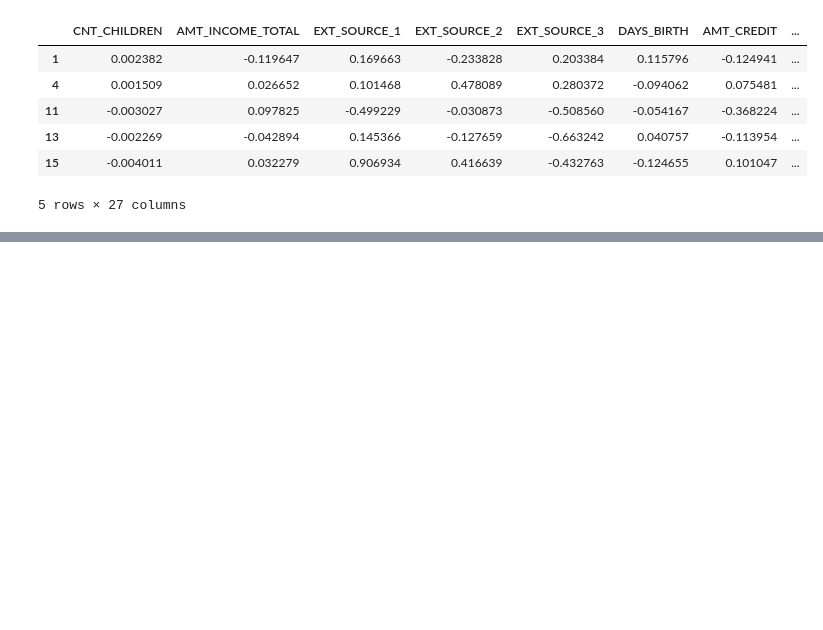
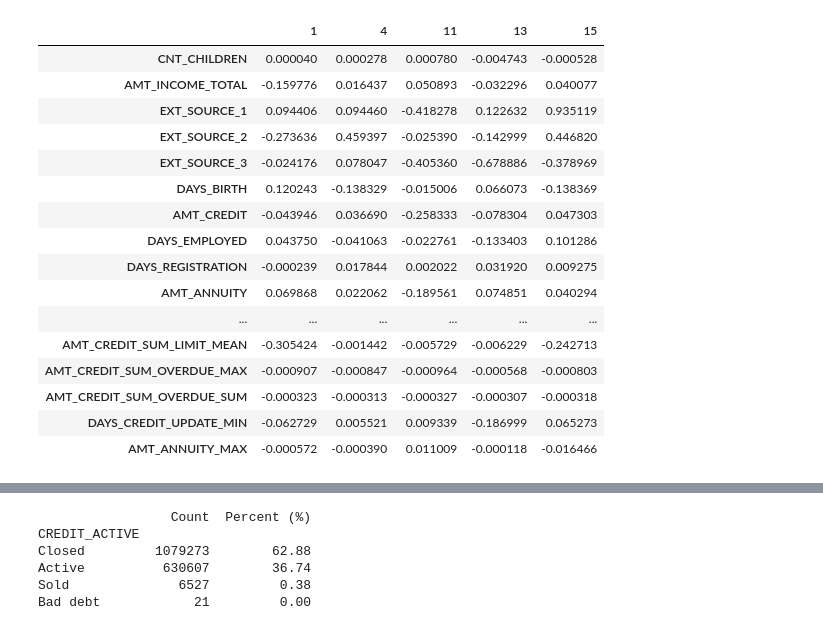
Before and after one commit to refuel-code-135/ml-supervised-classification-home-credit-risk, a Jupyter notebook: notebooks/model.ipynb, the cells around one changed output, grey strips where cells are left out. Drawn from its saved outputs; the diff is of its cells as text; code cells hidden in the pictures; blank space fills up the shorter version.

```diff
--- a/notebooks/model.ipynb
+++ b/notebooks/model.ipynb
@@ -29,6 +62,8 @@ df_credit_features = df_credit_features.reset_index()
 # %%
+# application_trainとcredit_featuresを結合
 df_application_train = df_application_train.merge(df_credit_features, on="SK_ID_CURR", how="left")
 
+# 特徴量リスト：credit_card_balance + bureau
 features = [
     'CNT_CHILDREN',
     'AMT_INCOME_TOTAL',
@@ -40,6 +75,8 @@ features = [
     'DAYS_EMPLOYED',
     'DAYS_REGISTRATION',
     'AMT_ANNUITY',
+
+    # credit_card_balance 由来
     'AMT_PAYMENT_CURRENT_SUM',
     'AMT_PAYMENT_CURRENT_STD',
     'AMT_BALANCE_STD',
@@ -56,14 +93,32 @@ features = [
     'AMT_DRAWINGS_CURRENT_STD',
     'AMT_DRAWINGS_POS_CURRENT_SUM',
     'AMT_DRAWINGS_POS_CURRENT_MEAN',
-    'AMT_DRAWINGS_POS_CURRENT_STD'
+    'AMT_DRAWINGS_POS_CURRENT_STD',
+
+    # bureau 由来
+    'BAD_DEBT_FLAG_MAX',
+    'DAYS_CREDIT_MAX',
+    'CREDIT_DAY_OVERDUE_MAX',
+    'CREDIT_DAY_OVERDUE_MEAN',
+    'AMT_CREDIT_MAX_OVERDUE_MAX',
+    'AMT_CREDIT_MAX_OVERDUE_SUM',
+    'CNT_CREDIT_PROLONG_MAX',
+    'AMT_CREDIT_SUM_MEAN',
+    'AMT_CREDIT_SUM_LIMIT_MEAN',
+    'AMT_CREDIT_SUM_OVERDUE_MAX',
+    'AMT_CREDIT_SUM_OVERDUE_SUM',
+    'DAYS_CREDIT_UPDATE_MIN',
+    'AMT_ANNUITY_MAX'
 ]
 
-X = df_application_train[features]
+# 説明変数・目的変数
+X = df_application_train[features].copy()
+# X.fillna(0, inplace=True)  ← 欠損処理は必要に応じて（LightGBMならNaN対応可能）
+
 y = df_application_train['TARGET']
 
+# StratifiedKFoldで交差検証
 cv = StratifiedKFold(n_splits=5, shuffle=True, random_state=10)
-
 auc_scores = []
 
 for fold, (train_idx, val_idx) in enumerate(cv.split(X, y)):
@@ -73,14 +128,13 @@ for fold, (train_idx, val_idx) in enumerate(cv.split(X, y)):
     model = lgb.LGBMClassifier(n_estimators=100, random_state=42, is_unbalance=True)
     model.fit(X_train, y_train)
 
-    y_pred = model.predict_proba(X_val)[:, 1]  # 1の確率
+    y_pred = model.predict_proba(X_val)[:, 1]
     auc = roc_auc_score(y_val, y_pred)
     auc_scores.append(auc)
 
-
+# 結果出力
 mean_auc = np.mean(auc_scores)
 std_auc = np.std(auc_scores)
-
 print(f"\nMean AUC: {mean_auc:.4f}")
 print(f"Std AUC:  {std_auc:.4f}")
 # %% [output]
@@ -209,25 +240,35 @@ plt.show()
 # %%
 import pandas as pd
 import shap
 
 explainer = shap.TreeExplainer(model)
 shap_values = explainer.shap_values(X_val)
 
 shap_df = pd.DataFrame(shap_values, columns=X_val.columns, index=X_val.index)
 
-display(shap_df.head())
+display(shap_df.head().T)
 
 shap_summary_df = pd.DataFrame({
     'Mean(|SHAP|)': shap_df.abs().mean(),
 }).sort_values(by='Mean(|SHAP|)', ascending=False)
 
 display(shap_summary_df)
 # %% [output]
-|  | CNT_CHILDREN | AMT_INCOME_TOTAL | EXT_SOURCE_1 | EXT_SOURCE_2 | EXT_SOURCE_3 | DAYS_BIRTH | AMT_CREDIT | ... |
-| 1 | 0.002382 | -0.119647 | 0.169663 | -0.233828 | 0.203384 | 0.115796 | -0.124941 | ... |
-| 4 | 0.001509 | 0.026652 | 0.101468 | 0.478089 | 0.280372 | -0.094062 | 0.075481 | ... |
-| 11 | -0.003027 | 0.097825 | -0.499229 | -0.030873 | -0.508560 | -0.054167 | -0.368224 | ... |
-| 13 | -0.002269 | -0.042894 | 0.145366 | -0.127659 | -0.663242 | 0.040757 | -0.113954 | ... |
-| 15 | -0.004011 | 0.032279 | 0.906934 | 0.416639 | -0.432763 | -0.124655 | 0.101047 | ... |
+|  | 1 | 4 | 11 | 13 | 15 |
+| CNT_CHILDREN | 0.000040 | 0.000278 | 0.000780 | -0.004743 | -0.000528 |
+| AMT_INCOME_TOTAL | -0.159776 | 0.016437 | 0.050893 | -0.032296 | 0.040077 |
+| EXT_SOURCE_1 | 0.094406 | 0.094460 | -0.418278 | 0.122632 | 0.935119 |
+| EXT_SOURCE_2 | -0.273636 | 0.459397 | -0.025390 | -0.142999 | 0.446820 |
+| EXT_SOURCE_3 | -0.024176 | 0.078047 | -0.405360 | -0.678886 | -0.378969 |
+| DAYS_BIRTH | 0.120243 | -0.138329 | -0.015006 | 0.066073 | -0.138369 |
+| AMT_CREDIT | -0.043946 | 0.036690 | -0.258333 | -0.078304 | 0.047303 |
+| DAYS_EMPLOYED | 0.043750 | -0.041063 | -0.022761 | -0.133403 | 0.101286 |
+| DAYS_REGISTRATION | -0.000239 | 0.017844 | 0.002022 | 0.031920 | 0.009275 |
+| AMT_ANNUITY | 0.069868 | 0.022062 | -0.189561 | 0.074851 | 0.040294 |
+| ... | ... | ... | ... | ... | ... |
+| AMT_CREDIT_SUM_LIMIT_MEAN | -0.305424 | -0.001442 | -0.005729 | -0.006229 | -0.242713 |
+| AMT_CREDIT_SUM_OVERDUE_MAX | -0.000907 | -0.000847 | -0.000964 | -0.000568 | -0.000803 |
+| AMT_CREDIT_SUM_OVERDUE_SUM | -0.000323 | -0.000313 | -0.000327 | -0.000307 | -0.000318 |
+| DAYS_CREDIT_UPDATE_MIN | -0.062729 | 0.005521 | 0.009339 | -0.186999 | 0.065273 |
+| AMT_ANNUITY_MAX | -0.000572 | -0.000390 | 0.011009 | -0.000118 | -0.016466 |
-5 rows × 27 columns
 |  | Mean(|SHAP|) |
@@ -249,0 +291,21 @@ display(shap_summary_df)
+# %%
+df_bureau = pd.read_csv("../data/bureau.csv")
+
+# CREDIT_ACTIVEの値ごとの件数と割合を表示
+credit_active_counts = df_bureau['CREDIT_ACTIVE'].value_counts(dropna=False)
+credit_active_ratio = df_bureau['CREDIT_ACTIVE'].value_counts(normalize=True, dropna=False) * 100
+
+# 表示
+credit_active_summary = pd.DataFrame({
+    'Count': credit_active_counts,
+    'Percent (%)': credit_active_ratio.round(2)
+})
+
+print(credit_active_summary)
+# %% [output]
+                 Count  Percent (%)
+CREDIT_ACTIVE
+Closed         1079273        62.88
+Active          630607        36.74
+Sold              6527         0.38
+Bad debt            21         0.00
```
Also changed, not shown: parts of 6 cells of this notebook.
